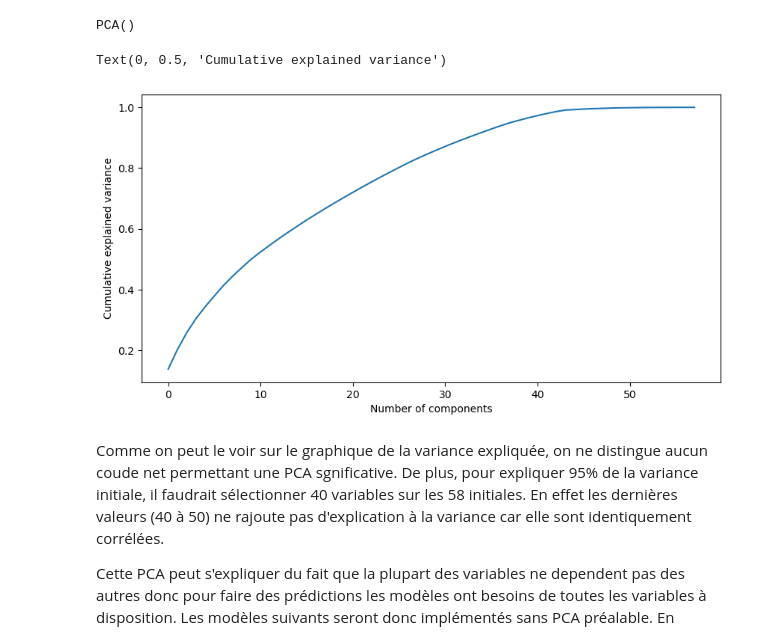
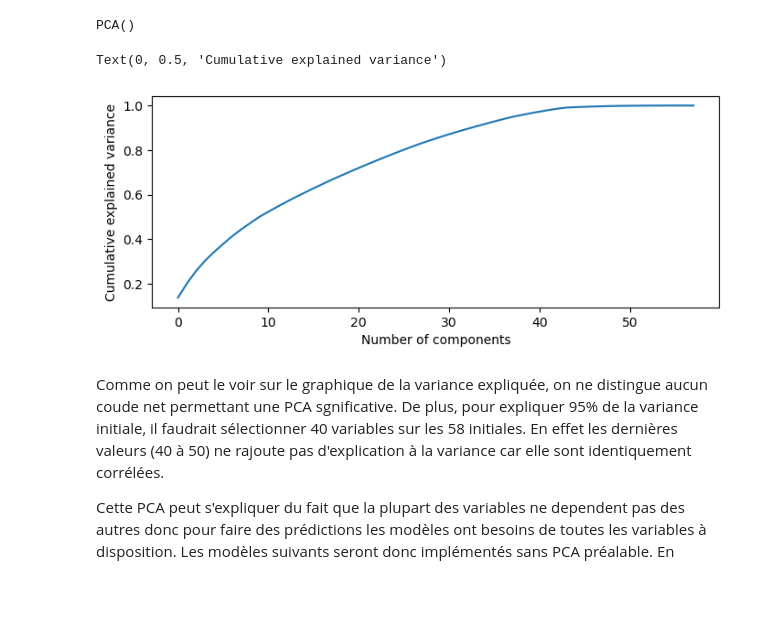
Before and after one commit to JorisCaudard/Algorithme-ML-Football-Match-results-Predictions-, a Jupyter notebook: matchResultPrediction.ipynb, the cells around one changed output. Cells and saved outputs as stored; diff of their text form; code cells hidden in the pictures; blank space fills up the shorter version.

```diff
--- a/matchResultPrediction.ipynb
+++ b/matchResultPrediction.ipynb
@@ -364,13 +355,13 @@ pca.fit(scl.fit_transform(xTrain))
 # %% [output]
 PCA()
 # %%
-plt.figure(figsize=(10,5))
+plt.figure(figsize=(8,3))
 plt.plot(np.cumsum(pca.explained_variance_ratio_))
 plt.xlabel('Number of components')
 plt.ylabel('Cumulative explained variance')
 # %% [output]
 Text(0, 0.5, 'Cumulative explained variance')
-[figure, old version]
+[figure, new version]
 # %% [markdown]
 Comme on peut le voir sur le graphique de la variance expliquée, on ne distingue aucun coude net permettant une PCA sgnificative. De plus, pour expliquer 95% de la variance initiale, il faudrait sélectionner 40 variables sur les 58 initiales. En effet les dernières valeurs (40 à 50) ne rajoute pas d'explication à la variance car elle sont identiquement corrélées.
 
```
Also changed, not shown: parts of 11 cells of this notebook, 1 other file.
